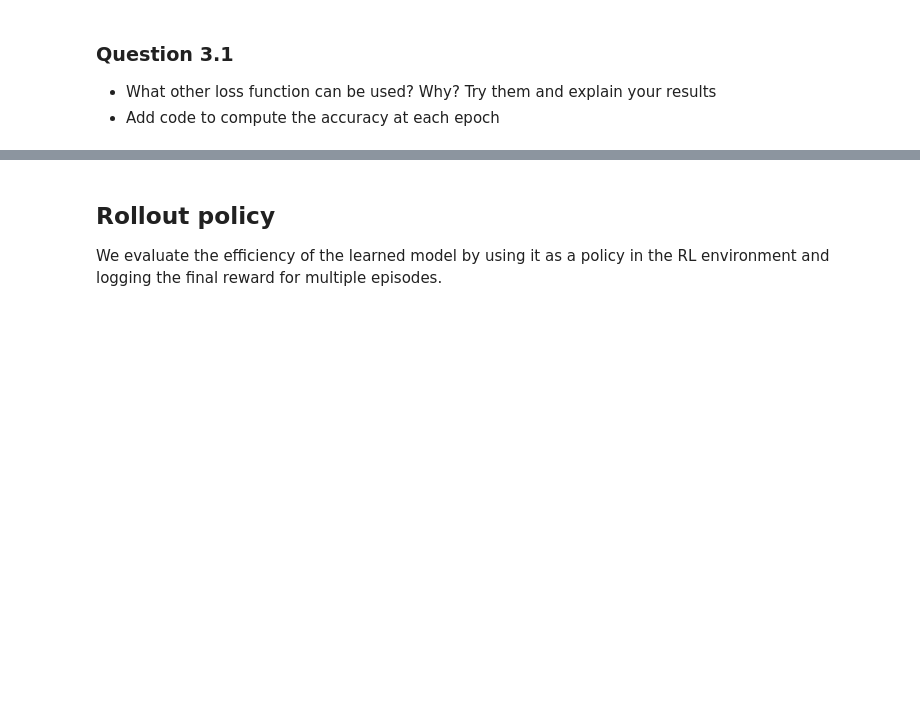
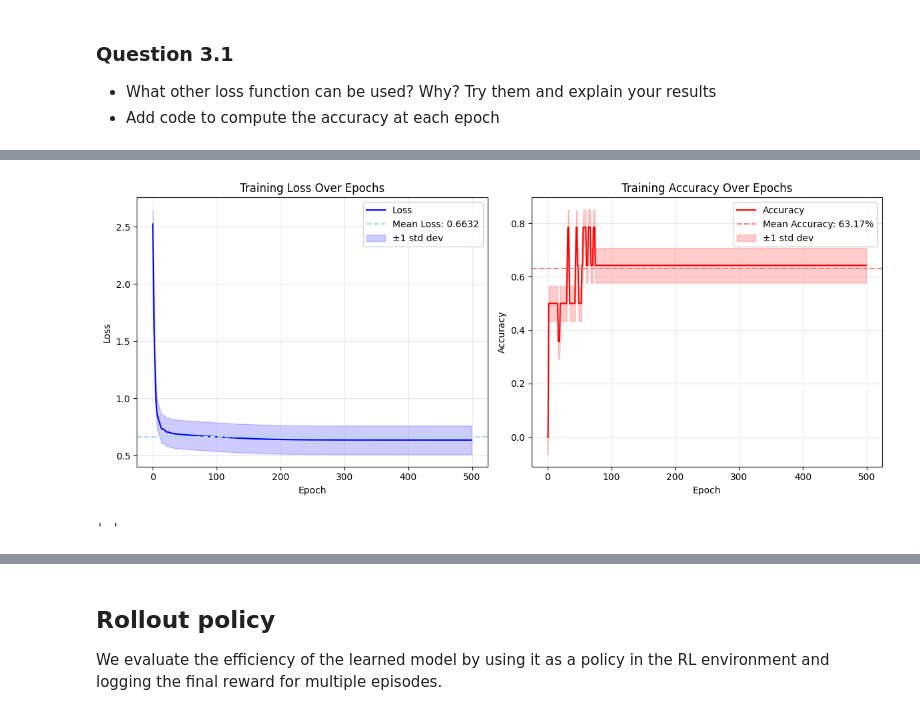
Before and after one commit to williamwu8888/social_robotics, a Jupyter notebook: _labs/TP1_Imitation_Student/Imitation_Learning_Student_Version.ipynb, the cells around one changed output, grey strips where cells are left out. Cells and saved outputs as stored; diff of their text form; code cells hidden in the pictures; blank space fills up the shorter version.

```diff
--- a/_labs/TP1_Imitation_Student/Imitation_Learning_Student_Version.ipynb
+++ b/_labs/TP1_Imitation_Student/Imitation_Learning_Student_Version.ipynb
@@ -262,7 +744,7 @@ class BehavioralCloningModel(nn.Module):
         loss_fn = nn.CrossEntropyLoss()
 
         states = torch.tensor(states, dtype=torch.float32)
-        # print('states', states)
+        # print('statens, states)
         print("States size", states.size())
 
         actions = torch.tensor(actions, dtype=torch.int64)
@@ -291,7 +773,8 @@ class BehavioralCloningModel(nn.Module):
 
             # Calculate accuracy for the current epoch and store it
             """ Add your code here"""
-
+            accuracy = correct_predictions / len(dataset)
+            accuracy_values.append(accuracy)
             """ """
 
             # Append the average loss for the current epoch to loss_values
@@ -337,3 +827,48 @@ lighter_red = "r"
+# %%
+epochs = len(accuracy_values)
+# Define lighter colors for the standard deviation lines
+lighter_blue = "b"
+lighter_red = "r"
+
+# Plot Loss and Accuracy
+""" Add you code here """
+plt.figure(figsize=(12, 5))
+
+# Plot Loss
+plt.subplot(1, 2, 1)
+plt.plot(range(epochs), loss_values, 'b-', label='Loss')
+plt.axhline(y=np.mean(loss_values), color='lightblue', linestyle='--', label=f'Mean Loss: {np.mean(loss_values):.4f}')
+plt.fill_between(range(epochs),
+                 np.array(loss_values) - loss_std,
+                 np.array(loss_values) + loss_std,
+                 alpha=0.2, color='blue', label=f'±1 std dev')
+plt.xlabel('Epoch')
+plt.ylabel('Loss')
+plt.title('Training Loss Over Epochs')
+plt.legend()
+plt.grid(True, alpha=0.3)
+
+# Plot Accuracy
+plt.subplot(1, 2, 2)
+plt.plot(range(epochs), accuracy_values, 'r-', label='Accuracy')
+plt.axhline(y=np.mean(accuracy_values), color='lightcoral', linestyle='--',
+            label=f'Mean Accuracy: {np.mean(accuracy_values)*100:.2f}%')
+plt.fill_between(range(epochs),
+                 np.array(accuracy_values) - accuracy_std,
+                 np.array(accuracy_values) + accuracy_std,
+                 alpha=0.2, color='red', label=f'±1 std dev')
+plt.xlabel('Epoch')
+plt.ylabel('Accuracy')
+plt.title('Training Accuracy Over Epochs')
+plt.legend()
+plt.grid(True, alpha=0.3)
+
+plt.tight_layout()
+plt.show()
+""" """
+# %% [output]
+[figure, added]
+' '
 # %%
 # Visualize the Distribution of Actions
 action_counts = [actions.count(i) for i in range(action_dim)]
```
Also changed, not shown: parts of 24 cells of this notebook, 1 other file.
